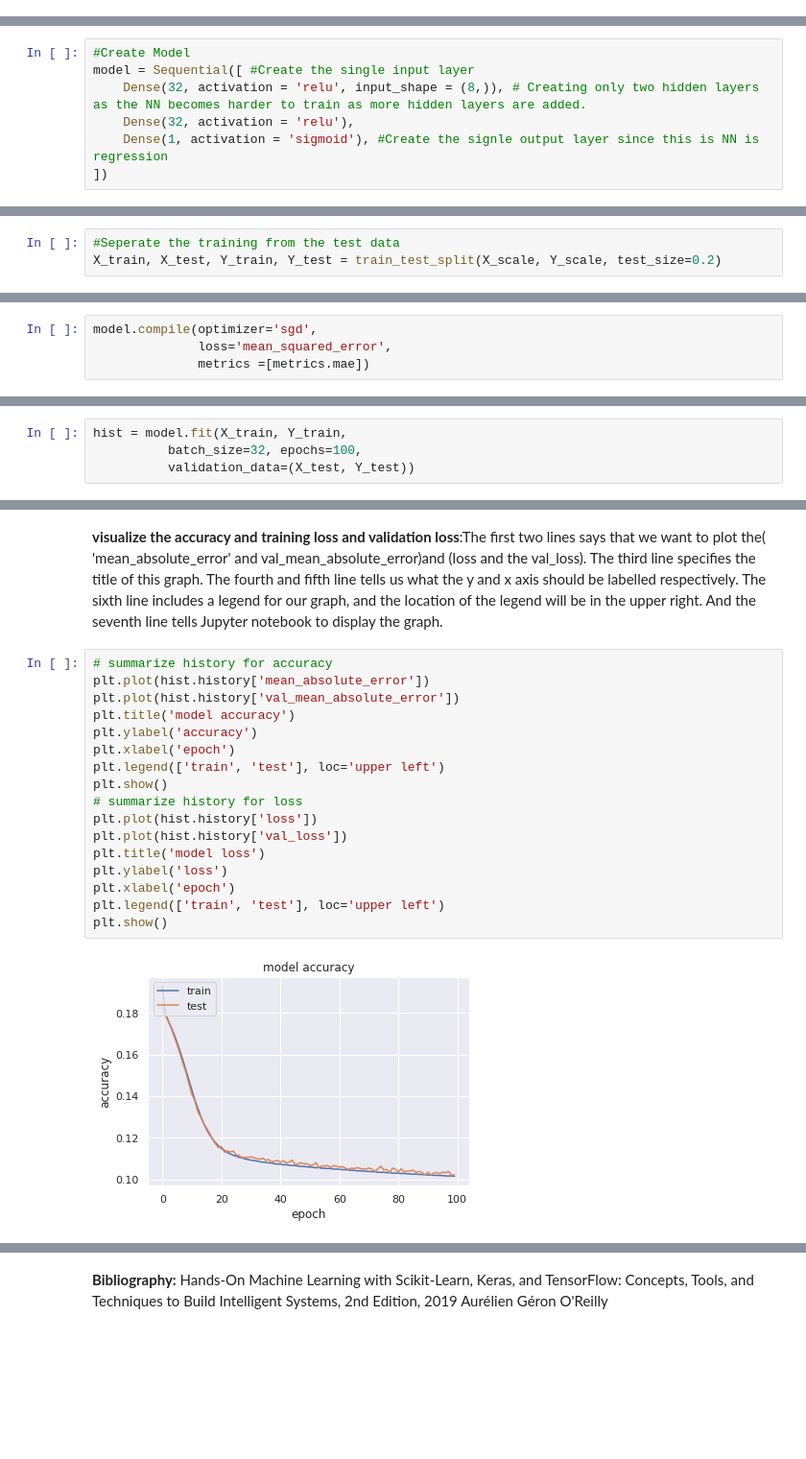
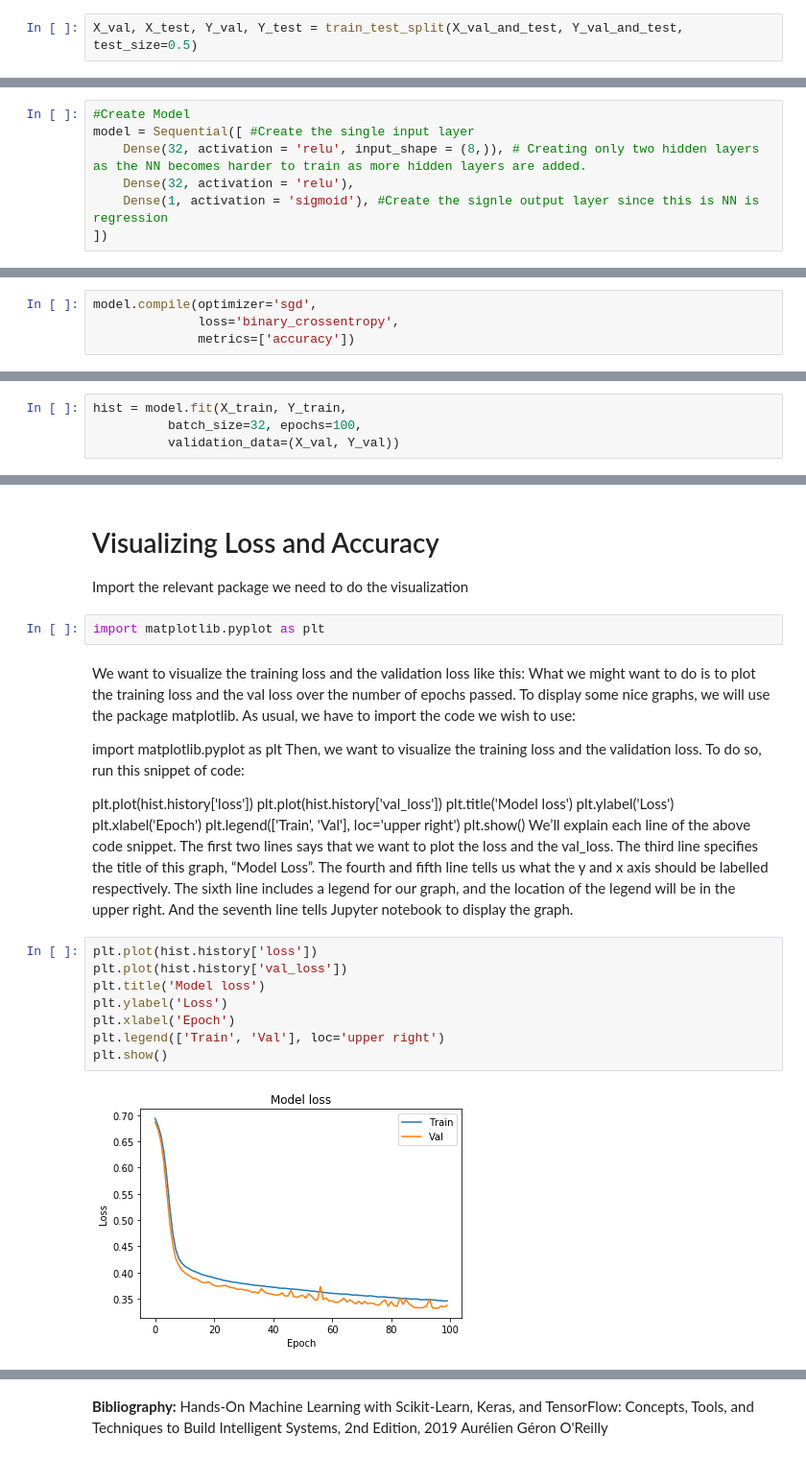
Before and after one commit to dnjhaha/AML, a Jupyter notebook: CS680Assign1.ipynb, the cells around one changed output, grey strips where cells are left out. Shown at 96% size. Cells and saved outputs as stored; diff of their text form; blank space fills up the shorter version.

```diff
--- a/CS680Assign1.ipynb
+++ b/CS680Assign1.ipynb
@@ -220,0 +332,2 @@ Y = dataset[:,8]
+# %%
+X_val, X_test, Y_val, Y_test = train_test_split(X_val_and_test, Y_val_and_test, test_size=0.5)
@@ -237,3 +391,0 @@ Y_scale = min_max_scaler.fit_transform(Y.reshape(-1, 1))
-# %%
-#Seperate the training from the test data
-X_train, X_test, Y_train, Y_test = train_test_split(X_scale, Y_scale, test_size=0.2)
@@ -242,4 +417,4 @@ X_train, X_test, Y_train, Y_test = train_test_split(X_scale, Y_scale, test_size=
 # %%
 model.compile(optimizer='sgd',
-              loss='mean_squared_error',
-              metrics =[metrics.mae])
+              loss='binary_crossentropy',
+              metrics=['accuracy'])
@@ -248,5 +429,5 @@ model.compile(optimizer='sgd',
 # %%
 hist = model.fit(X_train, Y_train,
           batch_size=32, epochs=100,
-          validation_data=(X_test, Y_test))
+          validation_data=(X_val, Y_val))
 # %% [output]
@@ -270,21 +466,21 @@ Epoch 100/100
+# %% [markdown]
+# Visualizing Loss and Accuracy
+Import the relevant package we need to do the visualization
+# %%
+import matplotlib.pyplot as plt
 # %% [markdown]
-**visualize the accuracy and training loss and validation loss**:The first two lines says that we want to plot the( 'mean_absolute_error' and val_mean_absolute_error)and (loss and the val_loss). The third line specifies the title of this graph. The fourth and fifth line tells us what the y and x axis should be labelled respectively. The sixth line includes a legend for our graph, and the location of the legend will be in the upper right. And the seventh line tells Jupyter notebook to display the graph.
+We want to visualize the training loss and the validation loss like this: What we might want to do is to plot the training loss and the val loss over the number of epochs passed. To display some nice graphs, we will use the package matplotlib. As usual, we have to import the code we wish to use:
+
+import matplotlib.pyplot as plt Then, we want to visualize the training loss and the validation loss. To do so, run this snippet of code:
+
+plt.plot(hist.history['loss']) plt.plot(hist.history['val_loss']) plt.title('Model loss') plt.ylabel('Loss') plt.xlabel('Epoch') plt.legend(['Train', 'Val'], loc='upper right') plt.show() We’ll explain each line of the above code snippet. The first two lines says that we want to plot the loss and the val_loss. The third line specifies the title of this graph, “Model Loss”. The fourth and fifth line tells us what the y and x axis should be labelled respectively. The sixth line includes a legend for our graph, and the location of the legend will be in the upper right. And the seventh line tells Jupyter notebook to display the graph.
 # %%
-# summarize history for accuracy
-plt.plot(hist.history['mean_absolute_error'])
-plt.plot(hist.history['val_mean_absolute_error'])
-plt.title('model accuracy')
-plt.ylabel('accuracy')
-plt.xlabel('epoch')
-plt.legend(['train', 'test'], loc='upper left')
-plt.show()
-# summarize history for loss
 plt.plot(hist.history['loss'])
 plt.plot(hist.history['val_loss'])
-plt.title('model loss')
-plt.ylabel('loss')
-plt.xlabel('epoch')
-plt.legend(['train', 'test'], loc='upper left')
+plt.title('Model loss')
+plt.ylabel('Loss')
+plt.xlabel('Epoch')
+plt.legend(['Train', 'Val'], loc='upper right')
 plt.show()
 # %% [output]
-[figure, old version]
+[figure, new version]
```
Also changed, not shown: parts of 56 cells of this notebook.
